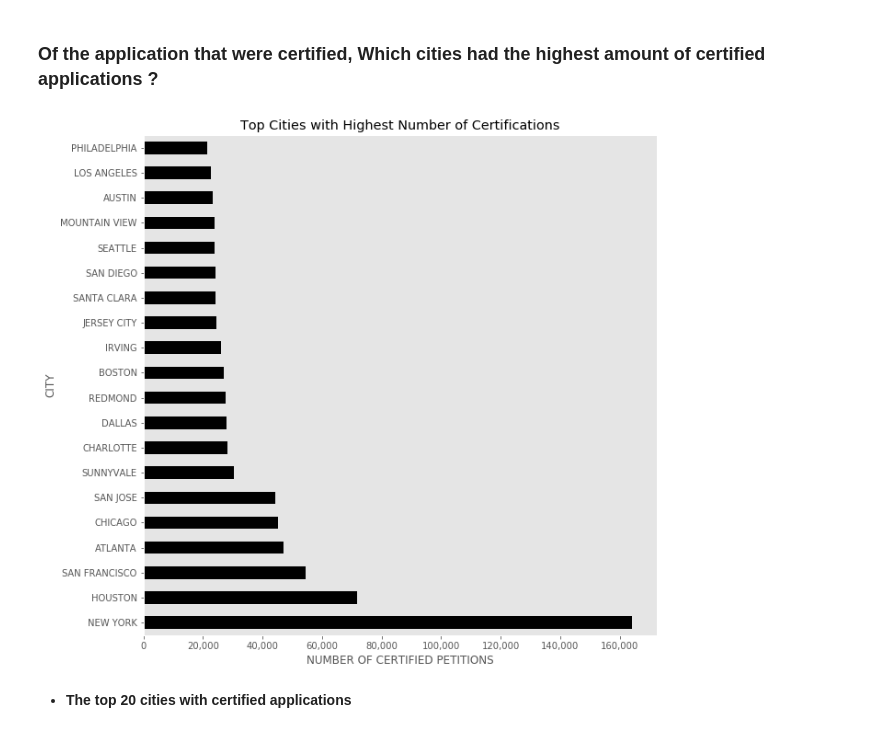
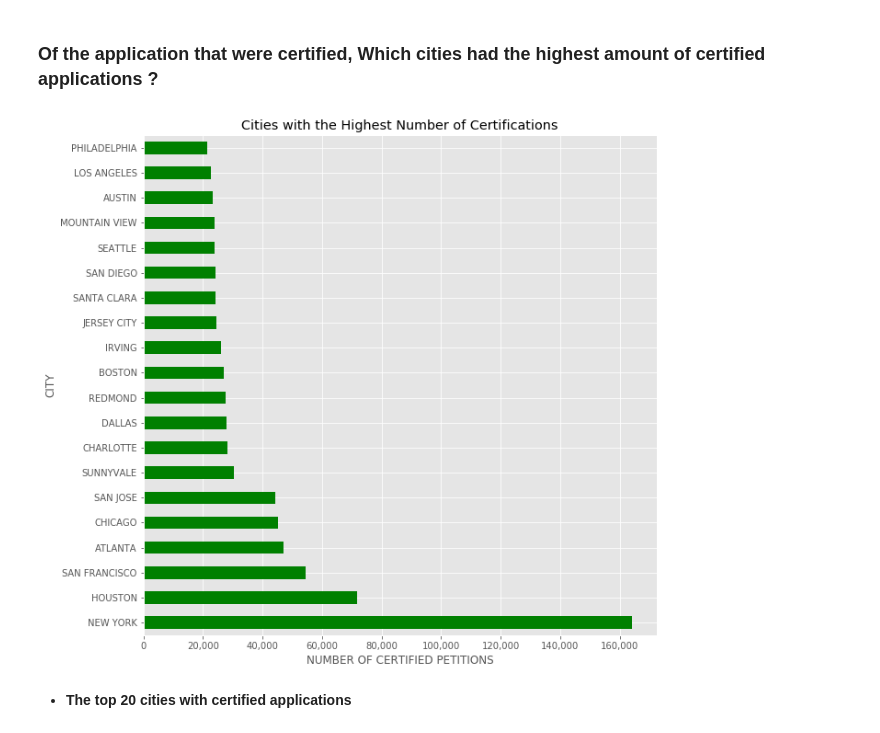
Before and after one commit to david-agumya/CS6220-Data-Mining, a Jupyter notebook: Final Project/Final Project Analysis.ipynb, the cells around one changed output. Cells and saved outputs as stored; diff of their text form; code cells hidden in the pictures.

```diff
--- a/Final Project/Final Project Analysis.ipynb
+++ b/Final Project/Final Project Analysis.ipynb
@@ -307,21 +323,20 @@ city_wages = certified_df.groupby("CITY").agg({"PREVAILING_WAGE": ["count", "mea
 # %%
 city_wage_stat = city_wages.sort_values([("PREVAILING_WAGE", "count")], ascending=False)[:20]
 cit_ax = city_wage_stat[("PREVAILING_WAGE", 'count')].plot.barh(figsize=(10,10),
-                                                                grid=False,
-                                                                color='k')
+                                                                colormap='ocean')
 
 # Set Labels
 cit_ax.set(ylabel='CITY',
            xlabel="NUMBER OF CERTIFIED PETITIONS",
-           title="Top Cities with Highest Number of Certifications")
+           title="Cities with the Highest Number of Certifications")
 # Format the X axis in a more readable format.
 fmt = '{x:,.0f}'
 tick = mtick.StrMethodFormatter(fmt)
 cit_ax.xaxis.set_major_formatter(tick)
-
+# Show the Bar Graph
 plt.show()
 # %% [output]
-[figure, old version]
+[figure, new version]
 # %% [markdown]
 + **The top 20 cities with certified applications**
 # %% [markdown]
```
Also changed, not shown: parts of 46 cells of this notebook.
